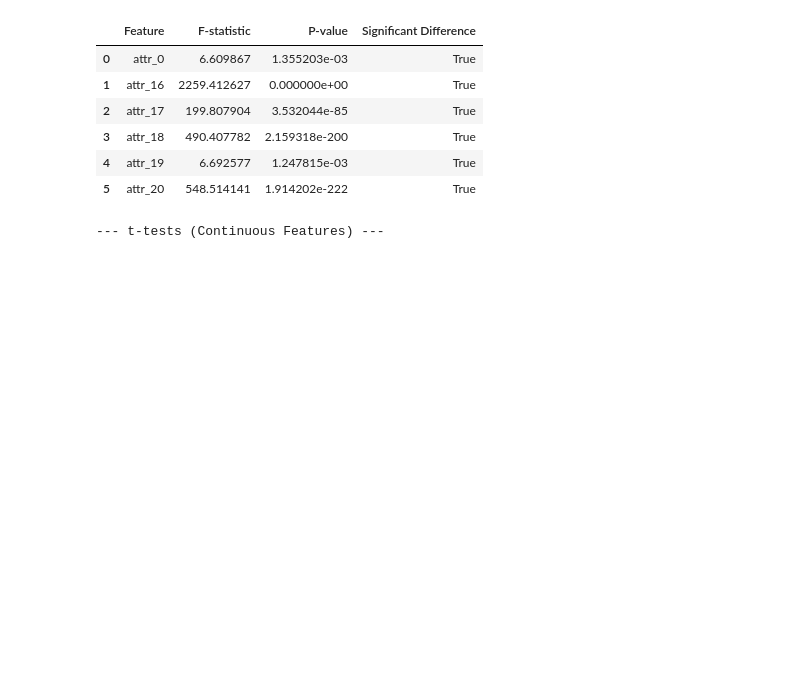
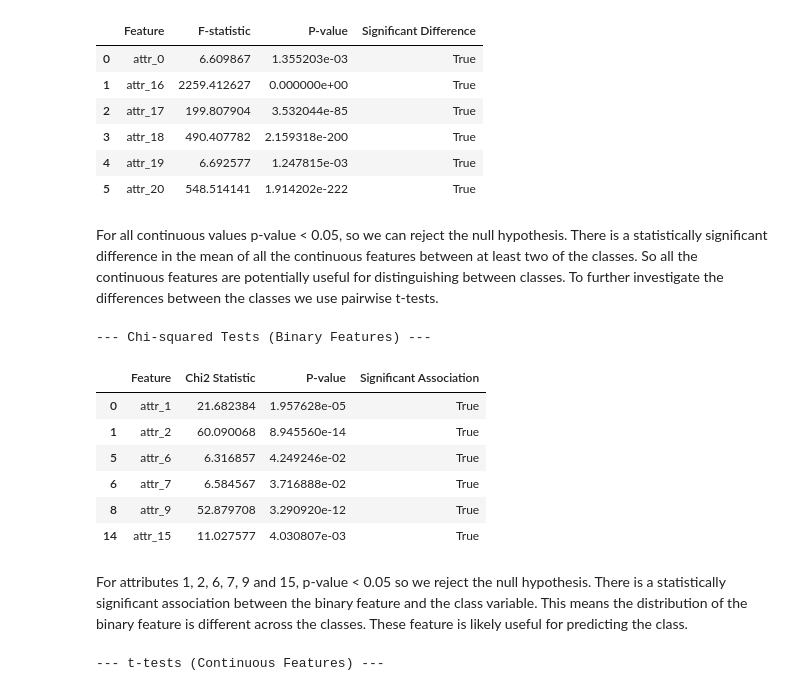
Before and after one commit to ChelsyMena/svm-classification, a Jupyter notebook: dataset_exploration.ipynb, the cells around one changed output. Saved outputs shown, nothing was run; the diff lists cells and outputs as text; code cells hidden in the pictures; blank space fills up the shorter version.

```diff
--- a/dataset_exploration.ipynb
+++ b/dataset_exploration.ipynb
@@ -255,6 +252,50 @@ anova_df
 | 3 | attr_18 | 490.407782 | 2.159318e-200 | True |
 | 4 | attr_19 | 6.692577 | 1.247815e-03 | True |
 | 5 | attr_20 | 548.514141 | 1.914202e-222 | True |
+# %% [markdown]
+For all continuous values p-value < 0.05, so we can reject the null hypothesis. There is a statistically significant difference in the mean of all the continuous features between at least two of the classes. So all the continuous features are potentially useful for distinguishing between classes. To further investigate the differences between the classes we use pairwise t-tests.
+# %%
+#Chi-squared tests for binary features:
+from scipy.stats import chi2_contingency
+
+chi2_df = pd.DataFrame(columns=['Feature', 'Chi2 Statistic', 'P-value', 'Significant Association'])
+
+print("\n--- Chi-squared Tests (Binary Features) ---")
+
+for col in binary_cols:
+    contingency_table = pd.crosstab(X[col], y)
+    if contingency_table.shape == (2, len(unique_classes)):  # Check for valid dimensions
+      chi2_stat, p_val, dof, expected = chi2_contingency(contingency_table)
+
+      # print(f"Feature: {col}")
+      # print(f"  Chi2 Statistic: {chi2_stat:.4f}")
+      # print(f"  P-value: {p_val:.4f}")
+      # print(f"  Degrees of Freedom: {dof}")
+      # # print(f"  Expected Frequencies:\n{expected}") # Optional
+
+      # if p_val < 0.05:
+      #   print("  Significant association between feature and class.")
+      # else:
+      #   print("  No significant association between feature and class.")
+
+      chi2_df.loc[len(chi2_df)] = [col, chi2_stat, p_val, p_val < 0.05]
+    else:
+      print(f"Skipping Chi-squared for {col} due to invalid contingency table dimensions.")
+# %% [output]
+--- Chi-squared Tests (Binary Features) ---
+# %%
+chi2_df.drop_duplicates()
+chi2_df[chi2_df["Significant Association"]==True]
+# %% [output]
+|  | Feature | Chi2 Statistic | P-value | Significant Association |
+| 0 | attr_1 | 21.682384 | 1.957628e-05 | True |
+| 1 | attr_2 | 60.090068 | 8.945560e-14 | True |
+| 5 | attr_6 | 6.316857 | 4.249246e-02 | True |
+| 6 | attr_7 | 6.584567 | 3.716888e-02 | True |
+| 8 | attr_9 | 52.879708 | 3.290920e-12 | True |
+| 14 | attr_15 | 11.027577 | 4.030807e-03 | True |
+# %% [markdown]
+For attributes 1, 2, 6, 7, 9 and 15, p-value < 0.05 so we reject the null hypothesis. There is a statistically significant association between the binary feature and the class variable. This means the distribution of the binary feature is different across the classes. These feature is likely useful for predicting the class.
 # %%
 print("\n--- t-tests (Continuous Features) ---")
 unique_classes = np.unique(y)
```
Also changed, not shown: parts of 8 cells of this notebook.
